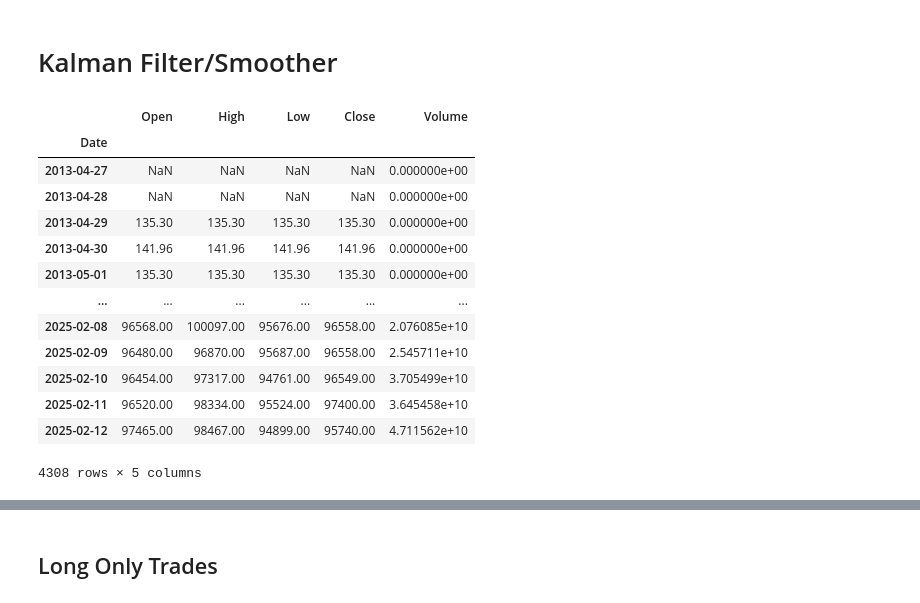
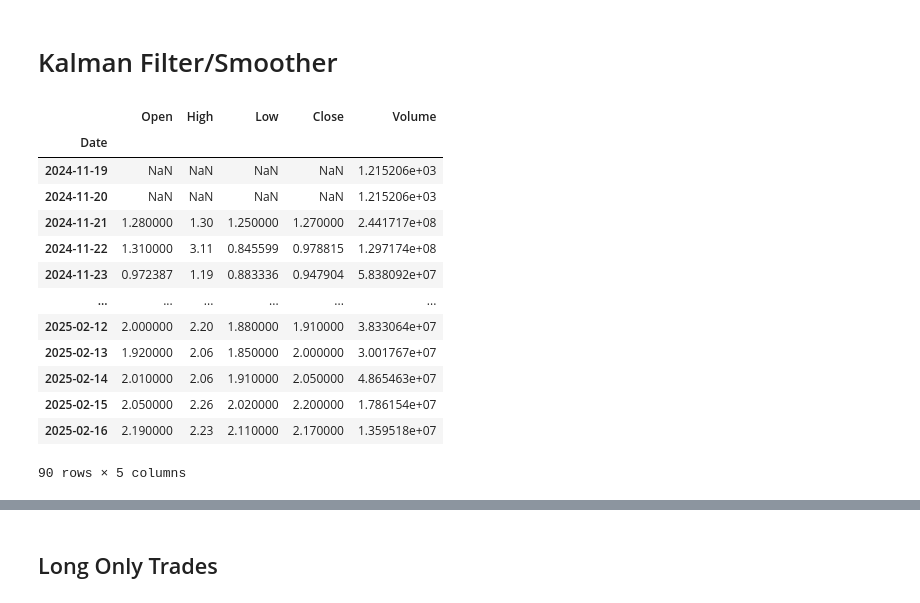
Before and after one commit to GabriellaAM/missioncontrolproject, a Jupyter notebook: kalman_prototype.ipynb, the cells around one changed output, grey strips where cells are left out. Drawn from its saved outputs; the diff is of its cells as text; code cells hidden in the pictures.

```diff
--- a/kalman_prototype.ipynb
+++ b/kalman_prototype.ipynb
@@ -4,46 +4,46 @@
 import pandas as pd
 import matplotlib.pyplot as plt
 import numpy as np
 
-asset = "bitcoin"
+asset = "morpho"
 
 # Load dataset (Replace this with your actual CSV file)
 df_1 = pd.read_csv(f"/Users/valter.rebelo/MissionControl/micro/candleData/{asset}_candles.csv")
 df_1['date'] = pd.to_datetime(df_1['date'])
 df_1.set_index('date', inplace=True)
 
 df_2 = pd.read_csv(f"/Users/valter.rebelo/MissionControl/micro/assetData/{asset}.csv")
 df_2['date'] = pd.to_datetime(df_2['date'])
 df_2.set_index('date', inplace=True)
 
 data = pd.merge(df_1, df_2[['total_volume']], on='date', how='inner')
 
 #data = data[data.index > '2013-12-31']
 
 data.rename(columns={'total_volume': 'Volume',
                      'open': 'Open',
                      'high': 'High',
                      'low': 'Low',
                      'close': 'Close'}, inplace=True)
 
 data.index.name = 'Date'
 
 data
 # %% [output]
 |  | Open | High | Low | Close | Volume |
 | Date |  |  |  |  |  |
-| 2013-04-27 | NaN | NaN | NaN | NaN | 0.000000e+00 |
-| 2013-04-28 | NaN | NaN | NaN | NaN | 0.000000e+00 |
-| 2013-04-29 | 135.30 | 135.30 | 135.30 | 135.30 | 0.000000e+00 |
-| 2013-04-30 | 141.96 | 141.96 | 141.96 | 141.96 | 0.000000e+00 |
-| 2013-05-01 | 135.30 | 135.30 | 135.30 | 135.30 | 0.000000e+00 |
+| 2024-11-19 | NaN | NaN | NaN | NaN | 1.215206e+03 |
+| 2024-11-20 | NaN | NaN | NaN | NaN | 1.215206e+03 |
+| 2024-11-21 | 1.280000 | 1.30 | 1.250000 | 1.270000 | 2.441717e+08 |
+| 2024-11-22 | 1.310000 | 3.11 | 0.845599 | 0.978815 | 1.297174e+08 |
+| 2024-11-23 | 0.972387 | 1.19 | 0.883336 | 0.947904 | 5.838092e+07 |
 | ... | ... | ... | ... | ... | ... |
-| 2025-02-08 | 96568.00 | 100097.00 | 95676.00 | 96558.00 | 2.076085e+10 |
-| 2025-02-09 | 96480.00 | 96870.00 | 95687.00 | 96558.00 | 2.545711e+10 |
-| 2025-02-10 | 96454.00 | 97317.00 | 94761.00 | 96549.00 | 3.705499e+10 |
-| 2025-02-11 | 96520.00 | 98334.00 | 95524.00 | 97400.00 | 3.645458e+10 |
-| 2025-02-12 | 97465.00 | 98467.00 | 94899.00 | 95740.00 | 4.711562e+10 |
+| 2025-02-12 | 2.000000 | 2.20 | 1.880000 | 1.910000 | 3.833064e+07 |
+| 2025-02-13 | 1.920000 | 2.06 | 1.850000 | 2.000000 | 3.001767e+07 |
+| 2025-02-14 | 2.010000 | 2.06 | 1.910000 | 2.050000 | 4.865463e+07 |
+| 2025-02-15 | 2.050000 | 2.26 | 2.020000 | 2.200000 | 1.786154e+07 |
+| 2025-02-16 | 2.190000 | 2.23 | 2.110000 | 2.170000 | 1.359518e+07 |
-4308 rows × 5 columns
+90 rows × 5 columns
 # %%
 import matplotlib.pyplot as plt
 import numpy as np
```
Also changed, not shown: parts of 14 cells of this notebook, 11 other files.
